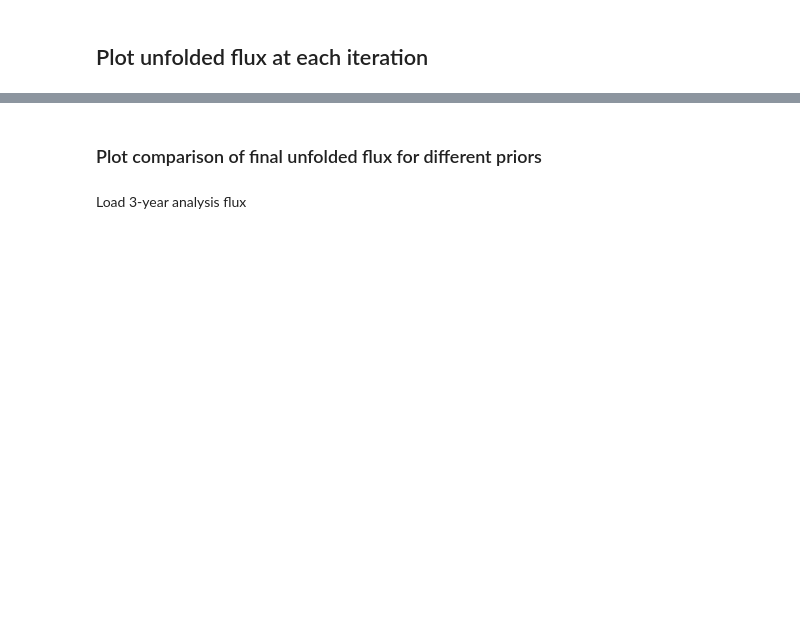
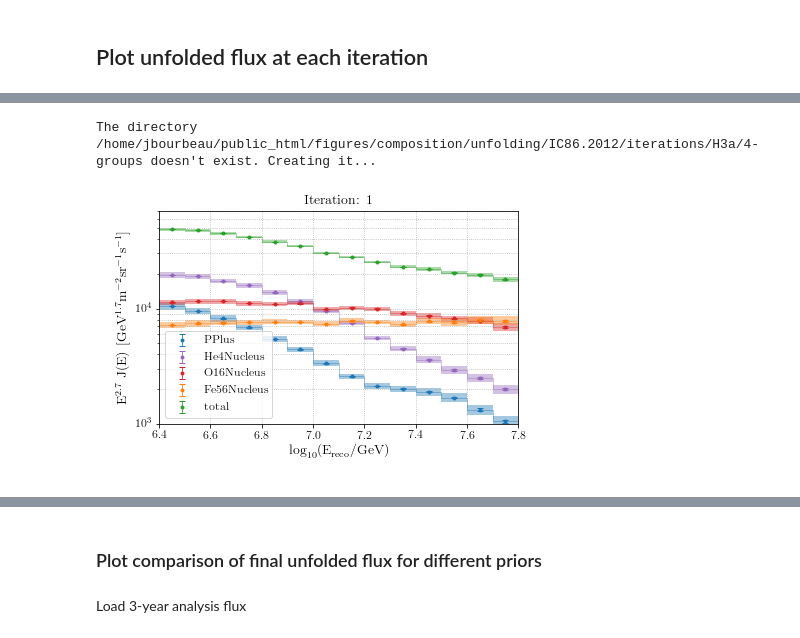
Before and after one commit to jrbourbeau/cr-composition, a Jupyter notebook: notebooks/spectrum-analysis.ipynb, the cells around one changed output, grey strips where cells are left out. Cells and saved outputs as stored; diff of their text form; code cells hidden in the pictures; blank space fills up the shorter version.

```diff
--- a/notebooks/spectrum-analysis.ipynb
+++ b/notebooks/spectrum-analysis.ipynb
@@ -248,5 +92,0 @@ num_particles
-# %%
-df_counts = pd.DataFrame()
-for composition in num_particles.keys():
-    df_counts['counts_obs_' + composition] = num_particles[composition]
-    df_counts['counts_obs_err_' + composition] = np.sqrt(num_particles[composition])
@@ -293,0 +93,6 @@ plt.show()
+# %%
+# Solid angle
+theta_max = 40 if config == 'IC79.2010' else 65
+# solid_angle = 2*np.pi*(np.cos(df_sim_train['lap_zenith'].min())-np.cos(df_sim_train['lap_zenith'].max()))
+solid_angle = np.pi*np.sin(np.deg2rad(theta_max))**2
+solid_angle
@@ -327 +136,70 @@ plt.show()
+# %%
+fig, ax = plt.subplots()
+
+def update(i):
+    ax.clear()
+    idx_iter, df_iter = i
+    color_dict_iter = {}
+    color_dict_iter['light'] = sns.color_palette('Blues', len(df_unfolding.index)).as_hex()[idx_iter]
+    color_dict_iter['heavy'] = sns.color_palette('Oranges', len(df_unfolding.index)).as_hex()[idx_iter]
+    color_dict_iter['total'] = sns.color_palette('Greens', len(df_unfolding.index)).as_hex()[idx_iter]
+
+    counts, counts_sys_err, counts_stat_err = {}, {}, {}
+    for idx, composition in enumerate(comp_list):
+        counts[composition] = df_iter['n_c'][idx::num_groups]
+        counts_sys_err[composition] = df_iter['sys_err'][idx::num_groups]
+        counts_stat_err[composition] = df_iter['stat_err'][idx::num_groups]
+
+    for idx, composition in enumerate(comp_list):
+        if idx == 0:
+            counts['total'] = np.zeros_like(counts[composition])
+            counts_sys_err['total'] = np.zeros_like(counts[composition])
+            counts_stat_err['total'] = np.zeros_like(counts[composition])
+        counts['total'] += counts[composition]
+        counts_sys_err['total'] += counts_sys_err[composition]**2
+        counts_stat_err['total'] += counts_stat_err[composition]**2
+    counts_sys_err['total'] = np.sqrt(counts_sys_err['total'])
+    counts_stat_err['total'] = np.sqrt(counts_stat_err['total'])
+
+    for composition in comp_list + ['total']:
+        flux, flux_err_sys = comp.analysis.get_flux(counts[composition], counts_sys_err[composition],
+                                                     energybins=energybins.energy_bins,
+                                                     eff_area=thrown_area,
+                                                     livetime=livetime, livetime_err=livetime_err,
+                                                     solid_angle=solid_angle)
+        flux, flux_err_stat = comp.analysis.get_flux(counts[composition], counts_stat_err[composition],
+                                                     energybins=energybins.energy_bins,
+                                                     eff_area=thrown_area,
+                                                     livetime=livetime, livetime_err=livetime_err,
+                                                     solid_angle=solid_angle)
+
+        plotting.plot_steps(energybins.log_energy_bins, flux, yerr=flux_err_sys,
+                            ax=ax, alpha=0.4, fillalpha=0.4,
+                            color=color_dict[composition])
+        ax.errorbar(energybins.log_energy_midpoints, flux, yerr=flux_err_stat,
+                    color=color_dict[composition], ls='None', marker='.',
+                    label=composition)
+
+
+    ax.set_yscale("log", nonposy='clip')
+    ax.set_xlabel('$\mathrm{\log_{10}(E_{reco}/GeV)}$')
+    ax.set_ylabel('$\mathrm{ E^{2.7} \ J(E) \ [GeV^{1.7} m^{-2} sr^{-1} s^{-1}]}$')
+    ax.set_title('Iteration: {}'.format(idx_iter+1))
+    ax.set_xlim(6.4, 7.8)
+    ax.set_ylim([1e3, 7e4])
+    ax.grid(linestyle='dotted', which="both")
+    ax.legend()
+
+    return ax
+
+anim = FuncAnimation(fig, update, frames=list(df_unfolding.iterrows()),
+                     interval=1250)
+iter_unfold_outfile = os.path.join(comp.paths.figures_dir, 'unfolding', config, 'iterations',
+                                   model_name, '{}-groups'.format(num_groups),
+                                   'flux_iter_{}-prior.gif'.format(model_name))
+comp.check_output_dir(iter_unfold_outfile)
+anim.save(iter_unfold_outfile, dpi=300, writer='imagemagick')
+# %% [output]
+The directory /home/jbourbeau/public_html/figures/composition/unfolding/IC86.2012/iterations/H3a/4-groups doesn't exist. Creating it...
+[figure, added]
 # %%
```
Also changed, not shown: parts of 83 cells of this notebook, 13 other files.
